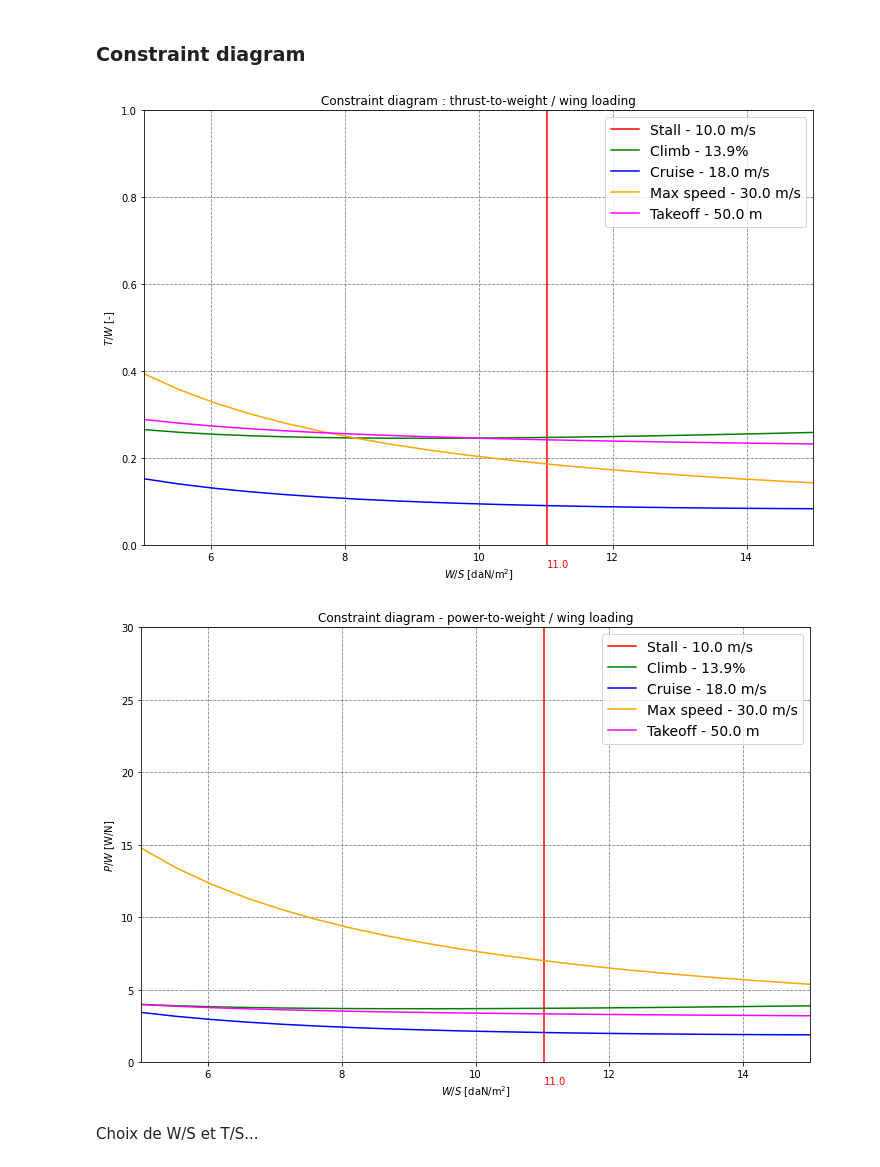
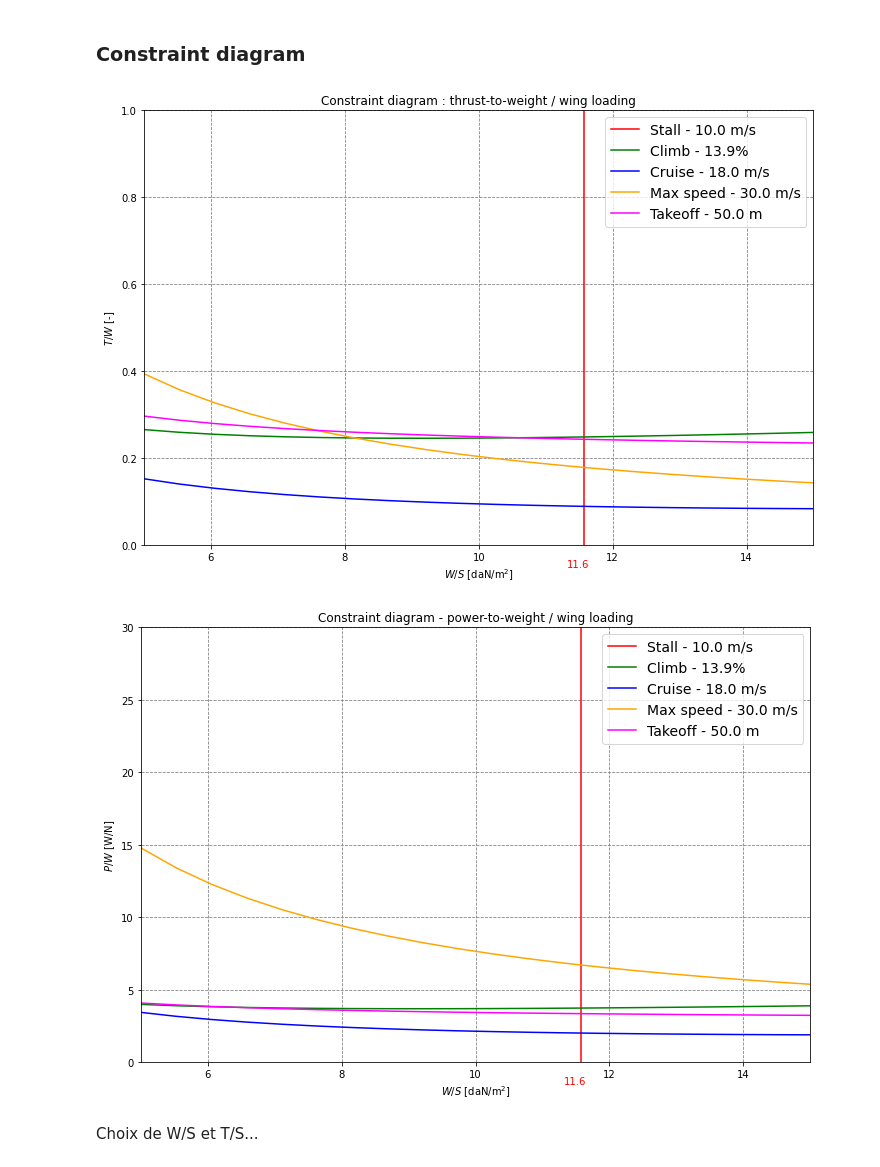
Before and after one commit to vianneydubois/predim, a Jupyter notebook: predim.ipynb, the cells around one changed output. Saved outputs shown, nothing was run; the diff lists cells and outputs as text; code cells hidden in the pictures.

```diff
--- a/predim.ipynb
+++ b/predim.ipynb
@@ -49,10 +49,10 @@ V_climb = 1.2*V_s
 ##############
 
 # aerofoil max lift coefficient, with flaps
-C_l_max_flaps = 2
+C_l_max_flaps = 2.1
 
 # aerofoil lift gradient
-C_l_alpha_w = 5.5
+C_l_alpha_w = 5.85 # E423, XFOIL prediction @ Re~300k-700k
 
 # aerofoil zero lift angle
 alpha_0_aerfoil = np.deg2rad(-3)
@@ -216,7 +216,8 @@ if CONST_DIAG_THRUST_FLAG:
     # STALL
     plt.plot([W_S_stall/10, W_S_stall/10], [T_W_range[0], T_W_range[-1]],\
         'r-', label=f'Stall - {V_s} m/s')
-    plt.text(W_S_stall/10, -0.05*(T_W_range[-1]-T_W_range[0]), f'{W_S_stall/10:.1f}', color='r')
+    plt.text(W_S_stall/10-0.05*(W_S_range[-10]/10-W_S_range[0]/10),\
+         -0.05*(T_W_range[-1]-T_W_range[0]), f'{W_S_stall/10:.1f}', color='r')
 
     # CLIMB
     plt.plot(W_S_range/10, T_W_climb, color='green', label=f'Climb - {100*climb_gradient:.1f}%')
@@ -248,36 +249,37 @@ if CONST_DIAG_POWER_FLAG:
     # STALL
     M_S_stall = W_S_stall/9.81
     plt.plot([W_S_stall/10, W_S_stall/10], [P_W_range[0], P_W_range[-1]],\
         'r-', label=f'Stall - {V_s} m/s')
-    plt.text(W_S_stall/10, -0.05*(P_W_range[-1]-P_W_range[0]), f'{W_S_stall/10:.1f}', color='r')
+    plt.text(W_S_stall/10-0.05*(W_S_range[-10]/10-W_S_range[0]/10),\
+         -0.05*(P_W_range[-1]-P_W_range[0]), f'{W_S_stall/10:.1f}', color='r')
 
     # CLIMB
     P_W_climb = T_W_climb * V_climb/prop_efficiency
     plt.plot(W_S_range/10, P_W_climb, color='green', label=f'Climb - {100*climb_gradient:.1f}%')
 
     # CRUISE
     P_W_cruise = T_W_cruise * V_cruise/prop_efficiency
     plt.plot(W_S_range/10, P_W_cruise, color='blue', label=f'Cruise - {V_cruise:.1f} m/s')
 
     # MAX SPEED
     P_W_vmax = T_W_vmax * V_max/prop_efficiency
     plt.plot(W_S_range/10, P_W_vmax, color='orange', label=f'Max speed - {V_max:.1f} m/s')
 
     # TAKEOFF
     P_W_to = T_W_to * V_to/prop_efficiency
     plt.plot(W_S_range/10, P_W_to, color='magenta', label=f'Takeoff - {takeoff_dist:.1f} m')
 
 
     # DIAGRAM PARAMETERS
     ax.legend()
     ax.set_xlabel('$W/S$ [daN/m${}^2$]')
     ax.set_ylabel('$P/W$ [W/N]')
     ax.set_xlim([W_S_range[0]/10, W_S_range[-1]/10])
     ax.set_ylim([P_W_range[0], P_W_range[-1]])
     plt.show()
 # %% [output]
-[figure, old version]
+[figure, new version]
-[figure, old version]
+[figure, new version]
 # %% [markdown]
 Choix de W/S et T/S...
 # %%
```
Also changed, not shown: parts of 3 cells of this notebook, 2 other files.
